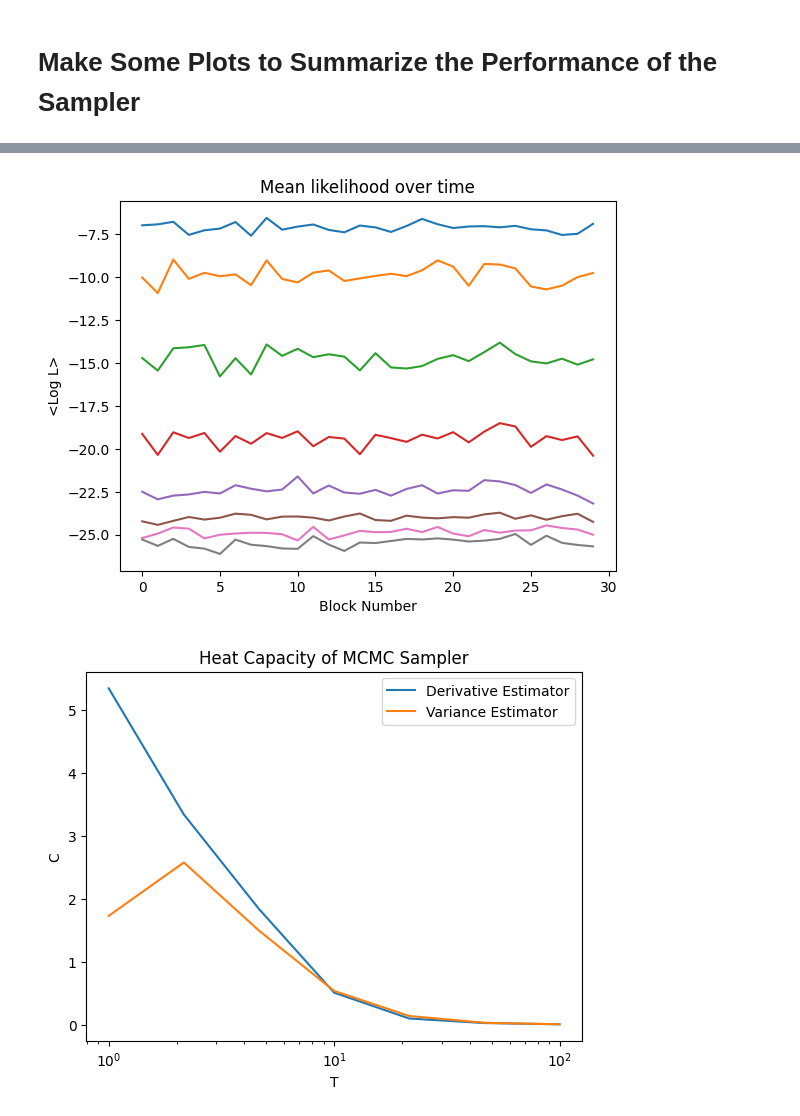
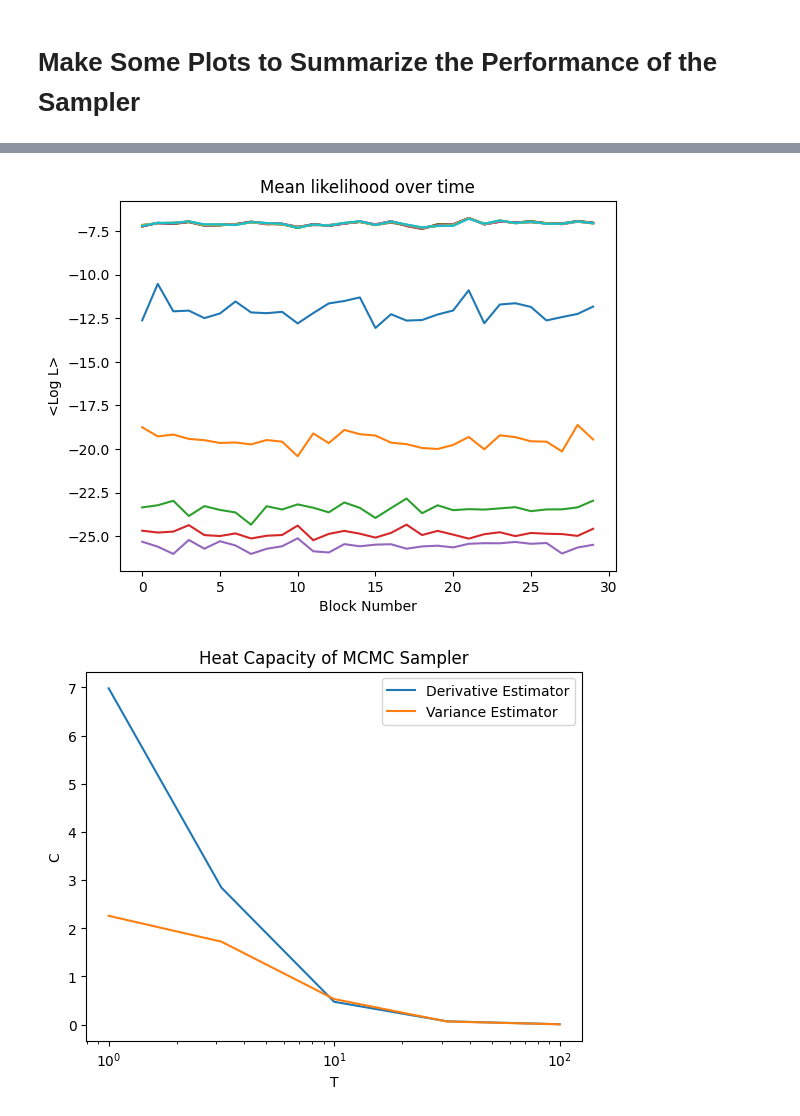
Before and after one commit to mcdigman/DTMCMC, a Jupyter notebook: demo_gaussian.ipynb, the cells around one changed output, grey strips where cells are left out. Cells and saved outputs as stored; diff of their text form; code cells hidden in the pictures.

```diff
--- a/demo_gaussian.ipynb
+++ b/demo_gaussian.ipynb
@@ -108,8 +108,8 @@ def check_bounds(v,cutoff):
     return True
 # %%
 # starting variables
-n_chain = 8                        # number of total chains for parallel tempering
-n_cold = 1                         # number of T=1 chains for parallel tempering
+n_chain = 15                        # number of total chains for parallel tempering
+n_cold = 10                         # number of T=1 chains for parallel tempering
 n_burnin = 1000                    # number of iterations to discard as burn in
 block_size = 1000                  # number of iterations per block when advancing the chain state
 store_size = 30001                 # number of samples to store total
@@ -351,4 +351,4 @@ plt.ylabel('<Log L>')
 plt.title('Mean likelihood over time')
 plt.show()
 # %% [output]
-[figure, old version]
+[figure, new version]
@@ -355,23 +357,23 @@ plt.show()
 # %%
 # The heat capacity is an important predictor of the efficiency of the temperature ladder
 # In analogy to thermodynamics, the 'Energy' of a state is -<log L>
 # So the 'heat capacity', thermodynamically defined as C=d<E>/dT, can be defined analogously C=-d <log L>/dT
 # However, this is an inefficient way to actually estimate the heat capacity.
 # Using partition functions and thermodynamic assumptions, we can prove the following identity:
 # d<E>/dT = Var(E)/T^2.
 # Var(E)/T^2 turns out to be a greatly superior estimator of the heat capacity, as can be seen below
 
 
 # Note that I calculate the derivative using a change of variables beta=1/T to handle T->Infinity properly
-plt.semilogx(mcc.Ts,np.gradient(mcc.logL_means[-1],mcc.betas)*mcc.betas**2)
-plt.semilogx(mcc.Ts,mcc.logL_vars[-1]/mcc.Ts**2)
+plt.semilogx(mcc.Ts[mcc.n_cold-1:],np.gradient(mcc.logL_means[-1][mcc.n_cold-1:],mcc.betas[mcc.n_cold-1:])*mcc.betas[mcc.n_cold-1:]**2)
+plt.semilogx(mcc.Ts[mcc.n_cold-1:],mcc.logL_vars[-1][mcc.n_cold-1:]/mcc.Ts[mcc.n_cold-1:]**2)
 plt.legend(['Derivative Estimator','Variance Estimator'])
 plt.xlabel('T')
 plt.ylabel('C')
 plt.title('Heat Capacity of MCMC Sampler')
 plt.show()
 # %% [output]
-[figure, old version]
+[figure, new version]
 # %%
 # Using the heat capacity
 # we can predict what a more optimal temperature ladder
```
Also changed, not shown: parts of 8 cells of this notebook, 1 other file.
